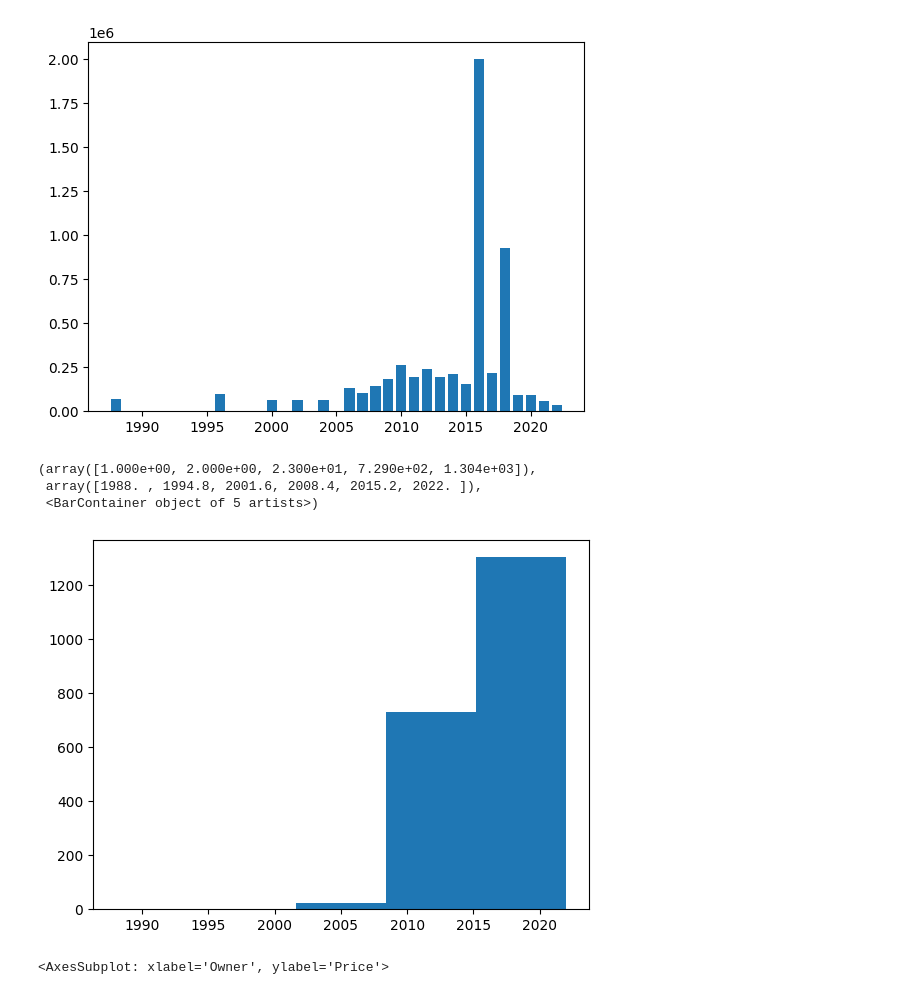
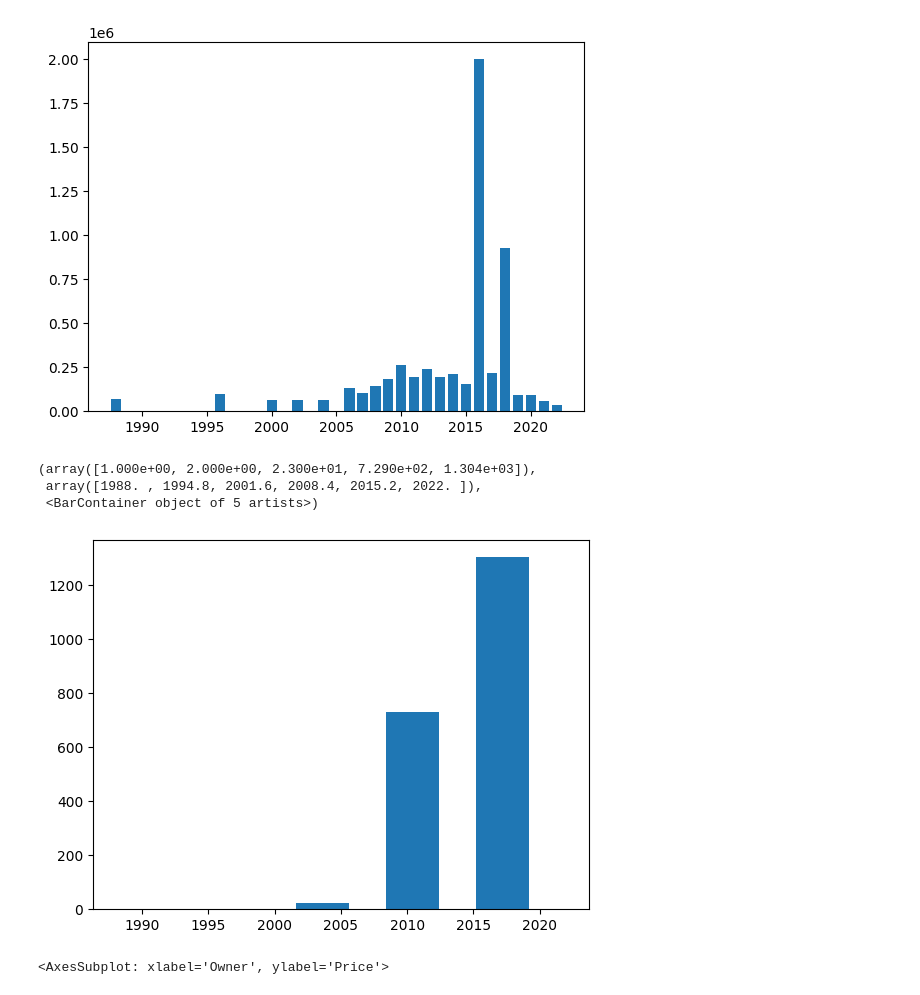
Before and after one commit to vladlesness/PDS3, a Jupyter notebook: Homework/Lesson_33/lesson_33_tasks.ipynb, the cells around one changed output. Drawn from its saved outputs; the diff is of its cells as text; code cells hidden in the pictures.

```diff
--- a/Homework/Lesson_33/lesson_33_tasks.ipynb
+++ b/Homework/Lesson_33/lesson_33_tasks.ipynb
@@ -29,4 +29,5 @@ plt.plot(df['Year'][0:30], df['Price'][0:30])
 # %%
+df = df.astype({'Fuel Type': str, 'Engine': str})
 plt.scatter(df['Fuel Type'][0:50], df['Engine'][0:50])
 # %% [output]
 <matplotlib.collections.PathCollection at 0x...>
@@ -37,12 +38,12 @@ plt.bar(df['Year'], df['Kilometer'])
 <BarContainer object of 2059 artists>
 [figure]
 # %%
-plt.hist(df['Year'], 5)
+plt.hist(df['Year'], 5, width=4)
 # %% [output]
 (array([1.000e+00, 2.000e+00, 2.300e+01, 7.290e+02, 1.304e+03]),
  array([1988. , 1994.8, 2001.6, 2008.4, 2015.2, 2022. ]),
  <BarContainer object of 5 artists>)
-[figure, old version]
+[figure, new version]
 # %%
 sb.boxplot(x='Owner', y='Price', data=df)
 # %% [output]
```
Also changed, not shown: parts of 1 cell of this notebook.
